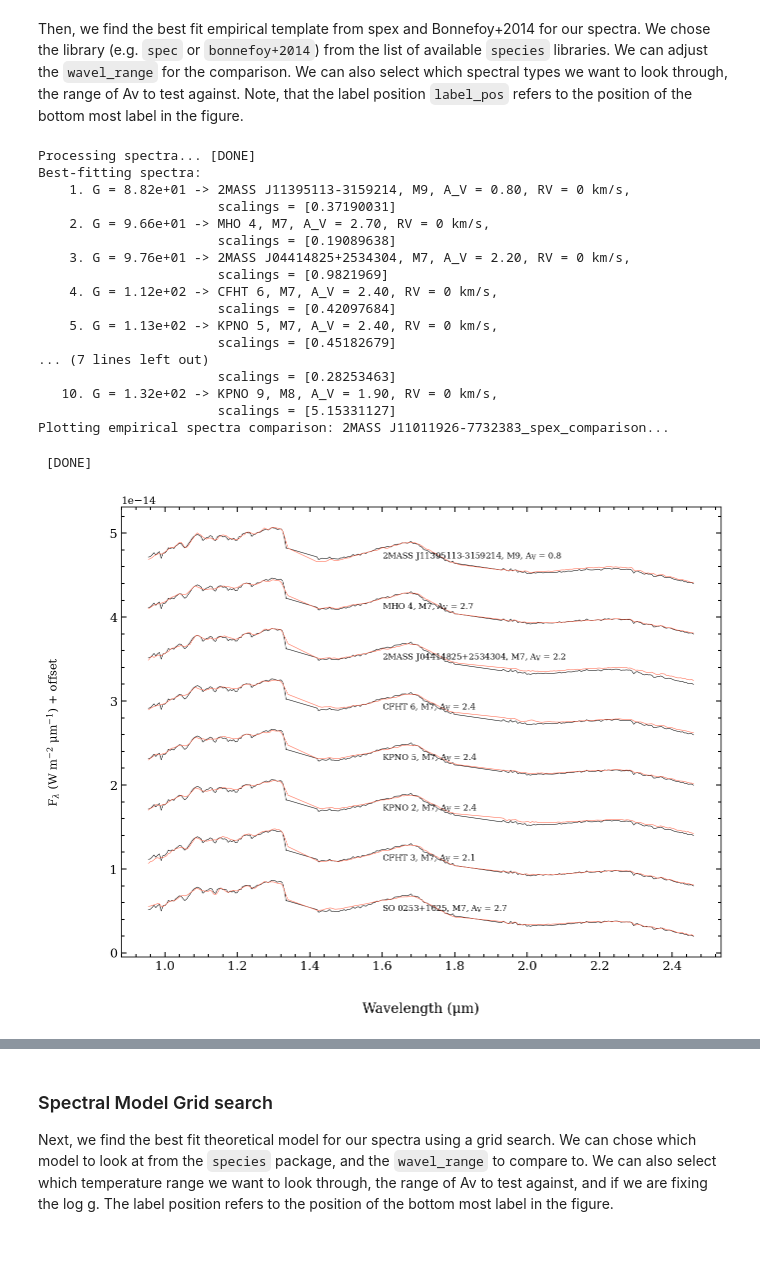
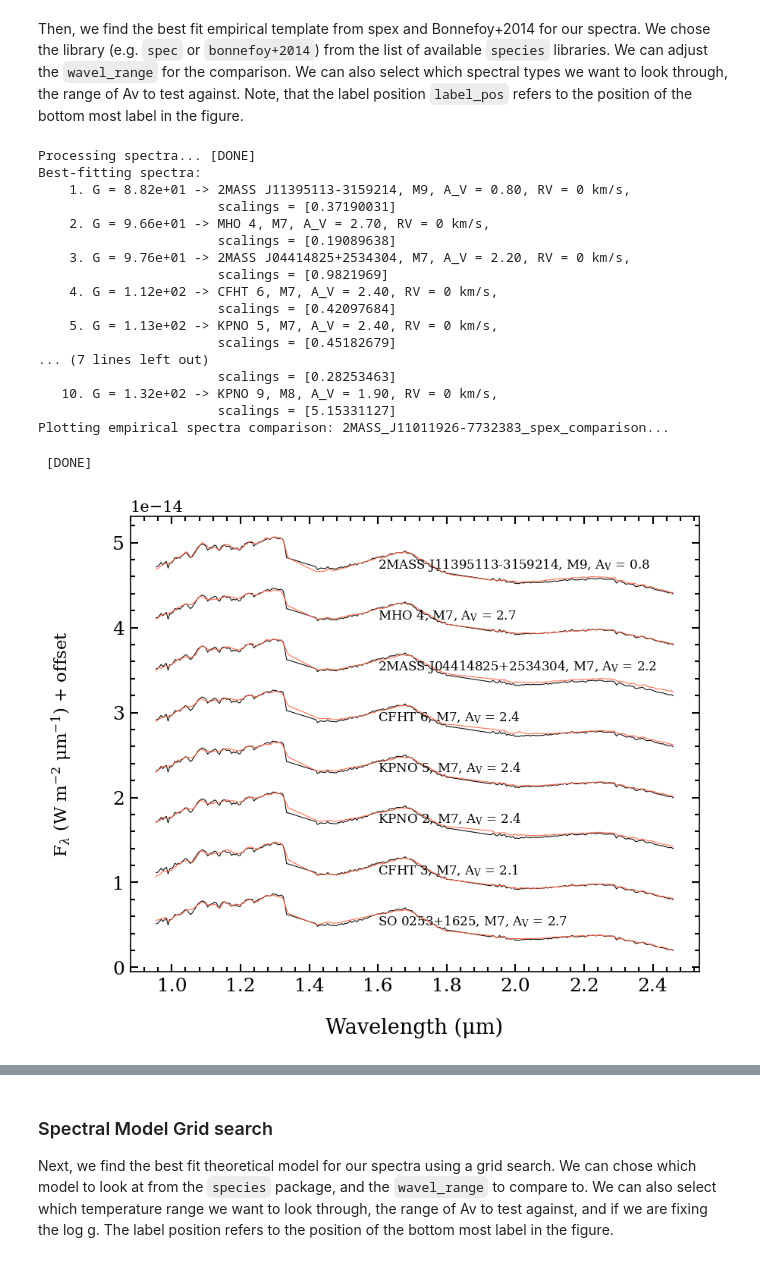
Before and after one commit to sbetti22/bdfit, a Jupyter notebook: example/bdfit_species_tutorial.ipynb, the cells around one changed output, grey strips where cells are left out. Saved outputs shown, nothing was run; the diff lists cells and outputs as text; code cells hidden in the pictures.

````diff
--- a/example/bdfit_species_tutorial.ipynb
+++ b/example/bdfit_species_tutorial.ipynb
@@ -45,7 +45,7 @@ from specutils import Spectrum1D
 Determine the path to your spectra and the object name.  The spectra can be in any format because we are going to re-save it in a simple ```.dat``` file.
 # %%
 DATADIR =  '/Users/sbetti/Documents/Science/datasets/TSpec/final_data/2MASS J11011926-7732383.fits'
-OBJ_NAME = '2MASS J11011926-7732383'
+OBJ_NAME = '2MASS_J11011926-7732383'
 # %% [markdown]
 Here, we read the FITS file with ```astropy```.  For simplicity, we bin our data to R~500 and extract the full spectra and the spectra up to 1.9μm.  We only want the real values for fitting (no ```NaN```s or ```INF```s)
 
@@ -178,36 +202,36 @@ compare.spectral_type(tag=OBJ_NAME,
                      sptypes=['M'],
                      av_ext=np.arange(0,5, 0.1), )
 
 fig = plot_empirical_spectra(tag=OBJ_NAME,
                          n_spectra=8,
                          flux_offset=6e-15,
                          label_pos=(1.6, 5e-15),
                          xlim=None,
                          ylim=None,
                          title=None,
                          offset=None,
-                         figsize=(8., 6.),
+                         figsize=(5,4),
                          output=f'{OBJ_NAME}_spex_comparison')
 # %% [output]
 Processing spectra... [DONE]
 Best-fitting spectra:
     1. G = 8.82e+01 -> 2MASS J11395113-3159214, M9, A_V = 0.80, RV = 0 km/s,
                        scalings = [0.37190031]
     2. G = 9.66e+01 -> MHO 4, M7, A_V = 2.70, RV = 0 km/s,
                        scalings = [0.19089638]
     3. G = 9.76e+01 -> 2MASS J04414825+2534304, M7, A_V = 2.20, RV = 0 km/s,
                        scalings = [0.9821969]
     4. G = 1.12e+02 -> CFHT 6, M7, A_V = 2.40, RV = 0 km/s,
                        scalings = [0.42097684]
     5. G = 1.13e+02 -> KPNO 5, M7, A_V = 2.40, RV = 0 km/s,
                        scalings = [0.45182679]
 ... (7 lines left out)
                        scalings = [0.28253463]
    10. G = 1.32e+02 -> KPNO 9, M8, A_V = 1.90, RV = 0 km/s,
                        scalings = [5.15331127]
-Plotting empirical spectra comparison: 2MASS J11011926-7732383_spex_comparison...
+Plotting empirical spectra comparison: 2MASS_J11011926-7732383_spex_comparison...
  [DONE]
-[figure, old version]
+[figure, new version]
 # %%
 
 compare.spectral_type(tag=OBJ_NAME,
````
Also changed, not shown: parts of 24 cells of this notebook, 2 other files.
